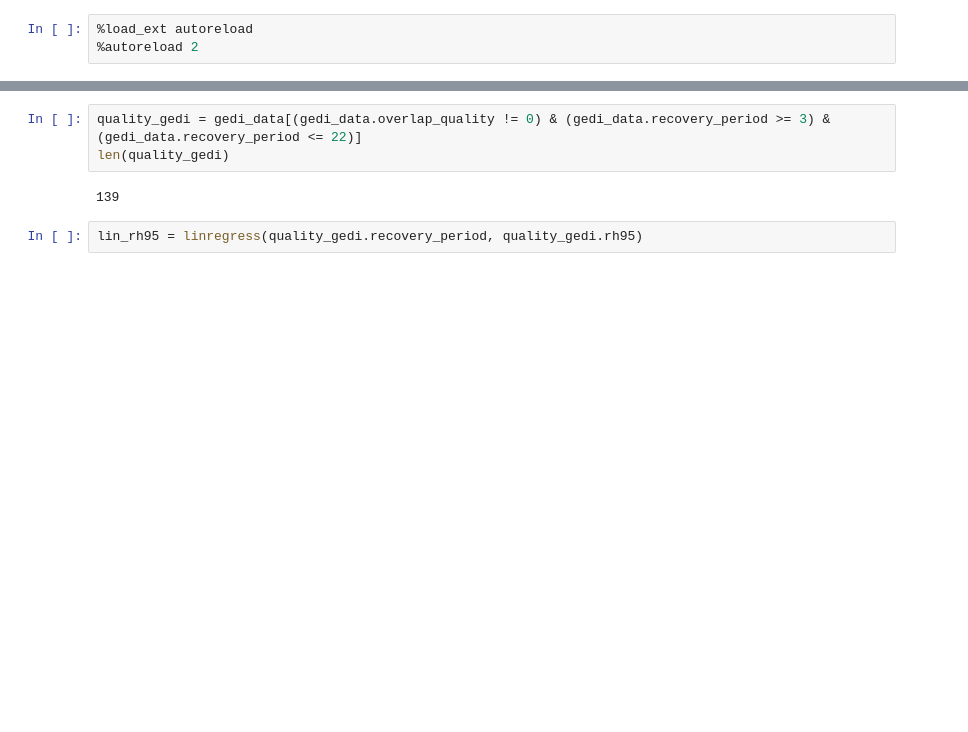
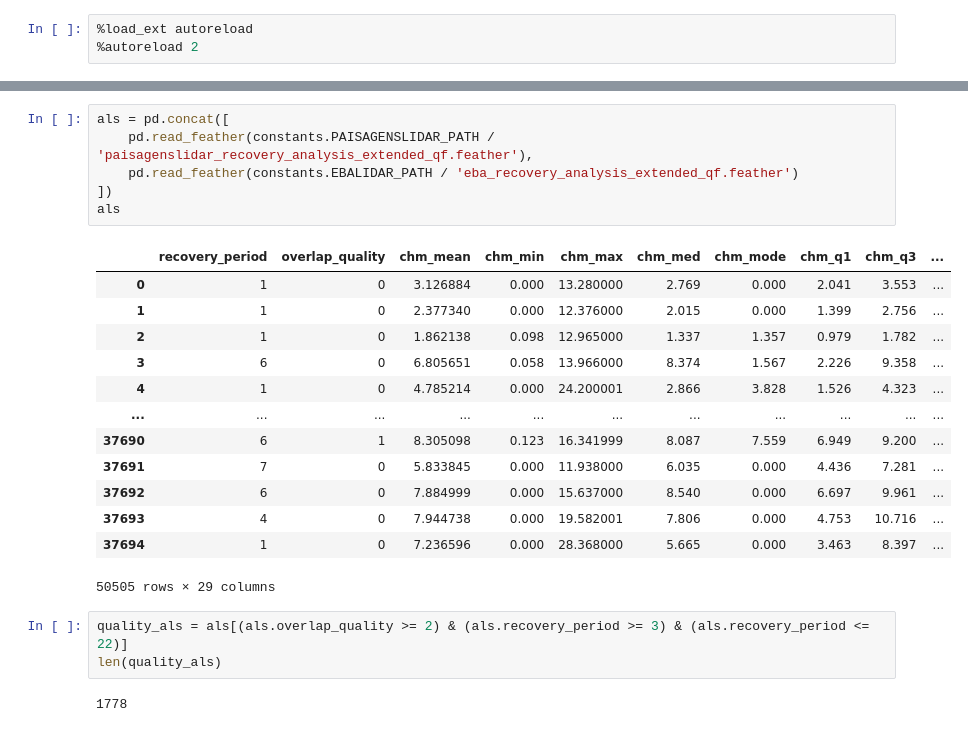
Before and after one commit to ameliaholcomb/biomass-recovery, a Jupyter notebook: notebooks/25-ah2174-als-recovery-analysis.ipynb, the cells around one changed output, grey strips where cells are left out. Cells and saved outputs as stored; diff of their text form; blank space fills up the shorter version.

```diff
--- a/notebooks/25-ah2174-als-recovery-analysis.ipynb
+++ b/notebooks/25-ah2174-als-recovery-analysis.ipynb
@@ -83,7 +29,25 @@ print(gedi_data)
+# %%
+als = pd.concat([
+    pd.read_feather(constants.PAISAGENSLIDAR_PATH / 'paisagenslidar_recovery_analysis_extended_qf.feather'),
+    pd.read_feather(constants.EBALIDAR_PATH / 'eba_recovery_analysis_extended_qf.feather')
+])
+als
+# %% [output]
+|  | recovery_period | overlap_quality | chm_mean | chm_min | chm_max | chm_med | chm_mode | chm_q1 | chm_q3 | ... |
+| 0 | 1 | 0 | 3.126884 | 0.000 | 13.280000 | 2.769 | 0.000 | 2.041 | 3.553 | ... |
+| 1 | 1 | 0 | 2.377340 | 0.000 | 12.376000 | 2.015 | 0.000 | 1.399 | 2.756 | ... |
+| 2 | 1 | 0 | 1.862138 | 0.098 | 12.965000 | 1.337 | 1.357 | 0.979 | 1.782 | ... |
+| 3 | 6 | 0 | 6.805651 | 0.058 | 13.966000 | 8.374 | 1.567 | 2.226 | 9.358 | ... |
+| 4 | 1 | 0 | 4.785214 | 0.000 | 24.200001 | 2.866 | 3.828 | 1.526 | 4.323 | ... |
+| ... | ... | ... | ... | ... | ... | ... | ... | ... | ... | ... |
+| 37690 | 6 | 1 | 8.305098 | 0.123 | 16.341999 | 8.087 | 7.559 | 6.949 | 9.200 | ... |
+| 37691 | 7 | 0 | 5.833845 | 0.000 | 11.938000 | 6.035 | 0.000 | 4.436 | 7.281 | ... |
+| 37692 | 6 | 0 | 7.884999 | 0.000 | 15.637000 | 8.540 | 0.000 | 6.697 | 9.961 | ... |
+| 37693 | 4 | 0 | 7.944738 | 0.000 | 19.582001 | 7.806 | 0.000 | 4.753 | 10.716 | ... |
+| 37694 | 1 | 0 | 7.236596 | 0.000 | 28.368000 | 5.665 | 0.000 | 3.463 | 8.397 | ... |
+50505 rows × 29 columns
 # %%
-quality_gedi = gedi_data[(gedi_data.overlap_quality != 0) & (gedi_data.recovery_period >= 3) & (gedi_data.recovery_period <= 22)]
-len(quality_gedi)
+quality_als = als[(als.overlap_quality >= 2) & (als.recovery_period >= 3) & (als.recovery_period <= 22)]
+len(quality_als)
 # %% [output]
-139
+1778
-# %%
-lin_rh95 = linregress(quality_gedi.recovery_period, quality_gedi.rh95)
```
Also changed, not shown: parts of 14 cells of this notebook.
